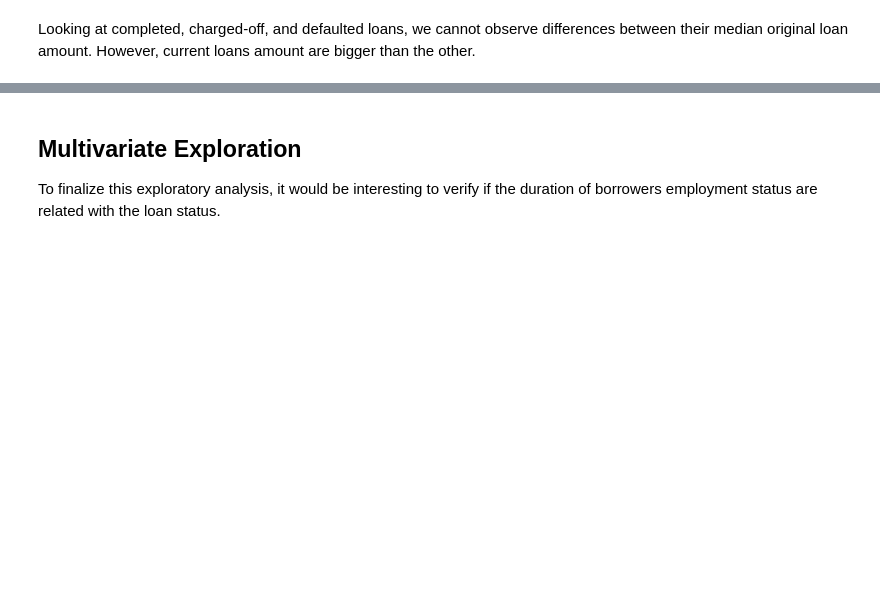
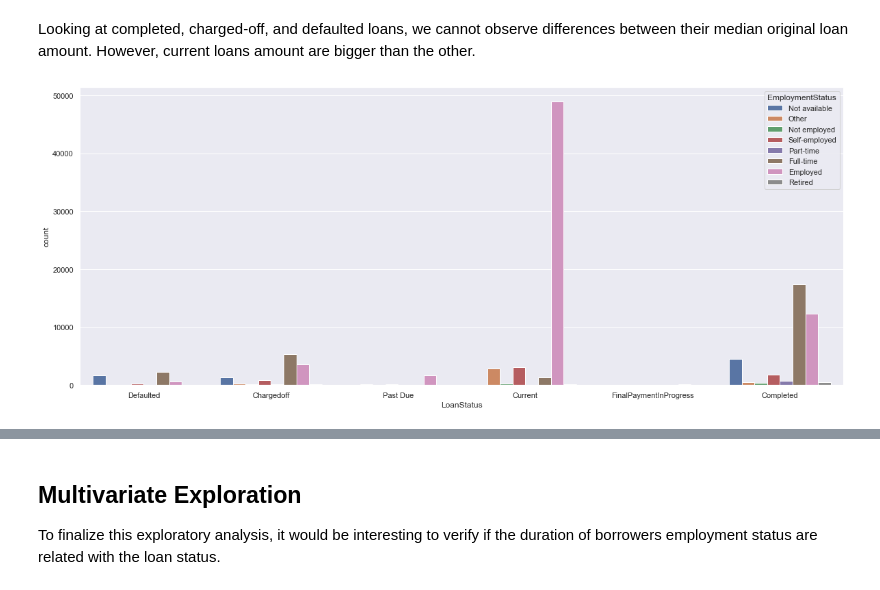
Before and after one commit to PRATIKSHABOTHARA/Prospers-Loan-data, a Jupyter notebook: Myproject.ipynb, the cells around one changed output, grey strips where cells are left out. Cells and saved outputs as stored; diff of their text form; code cells hidden in the pictures; blank space fills up the shorter version.

```diff
--- a/Myproject.ipynb
+++ b/Myproject.ipynb
@@ -245,2 +247,9 @@ plt.xticks(rotation=90);
 # %% [markdown]
 Looking at completed, charged-off, and defaulted loans, we cannot observe differences between their median original loan amount. However, current loans amount are bigger than the other.
+# %%
+# LoanStatus vs EmploymentStatus
+plt.figure(figsize = [20, 8])
+
+sb.countplot(data = loan_df, x = 'LoanStatus', hue = 'EmploymentStatus');
+# %% [output]
+[figure, added]
```
Also changed, not shown: parts of 11 cells of this notebook, 3 other files.
